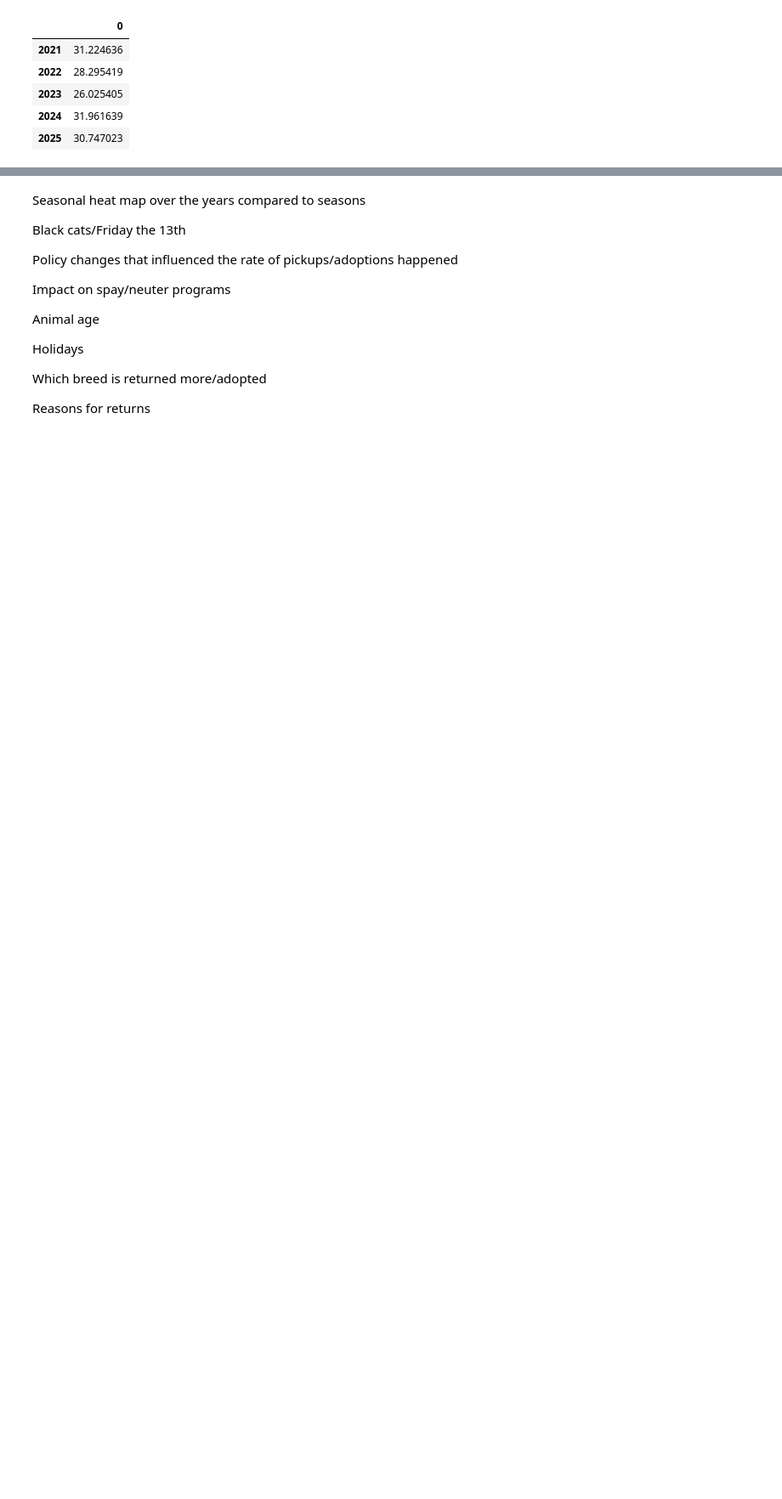
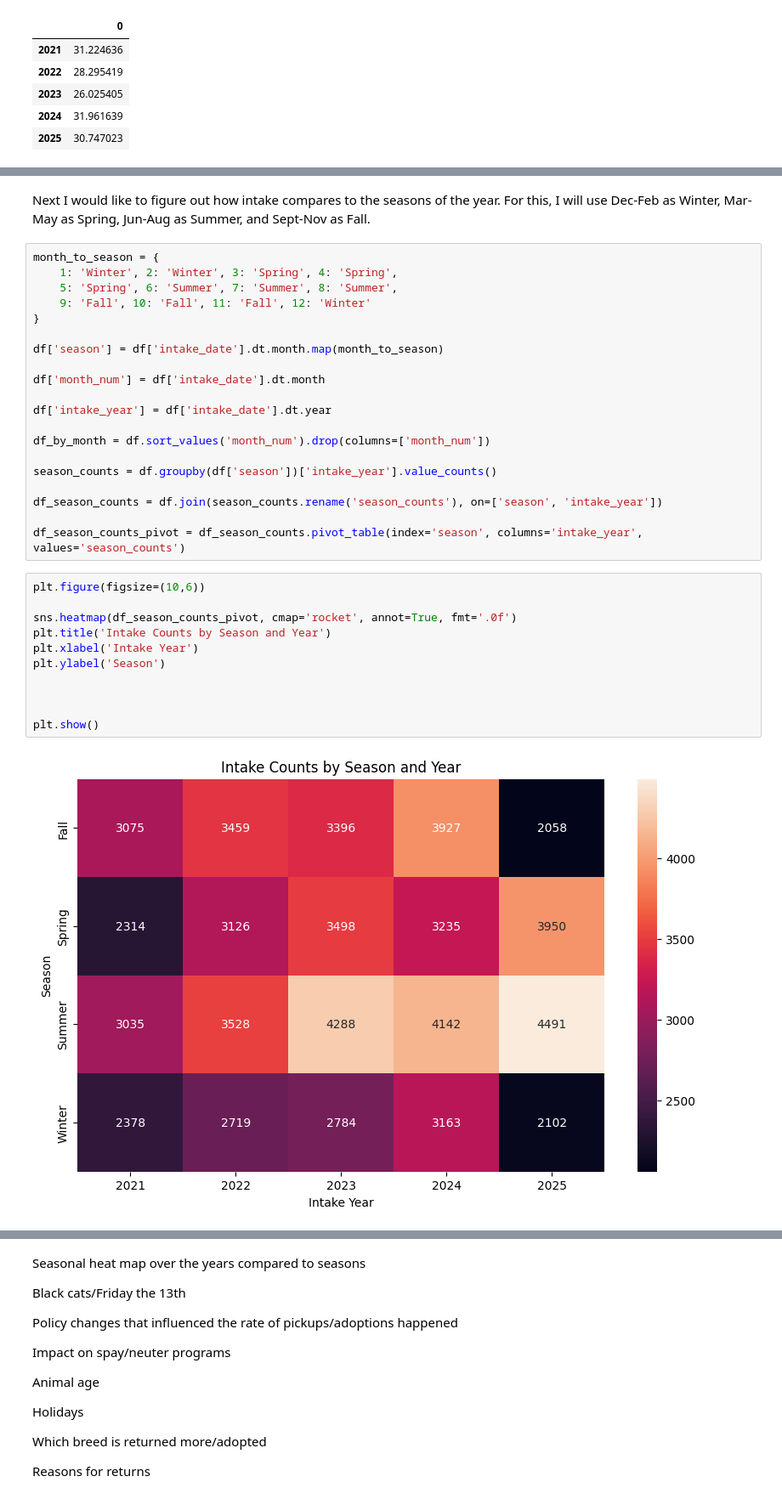
Before and after one commit to CosmicIdes/LMAS_intake_analysis, a Jupyter notebook: main.ipynb, the cells around one changed output, grey strips where cells are left out. Shown at 85% size. Saved outputs shown, nothing was run; the diff lists cells and outputs as text; blank space fills up the shorter version.

```diff
--- a/main.ipynb
+++ b/main.ipynb
@@ -784,0 +795,35 @@ plt.show()
+# %% [markdown]
+Next I would like to figure out how intake compares to the seasons of the year. For this, I will use Dec-Feb as Winter, Mar-May as Spring, Jun-Aug as Summer, and Sept-Nov as Fall.
+# %%
+month_to_season = {
+    1: 'Winter', 2: 'Winter', 3: 'Spring', 4: 'Spring',
+    5: 'Spring', 6: 'Summer', 7: 'Summer', 8: 'Summer',
+    9: 'Fall', 10: 'Fall', 11: 'Fall', 12: 'Winter'
+}
+
+df['season'] = df['intake_date'].dt.month.map(month_to_season)
+
+df['month_num'] = df['intake_date'].dt.month
+
+df['intake_year'] = df['intake_date'].dt.year
+
+df_by_month = df.sort_values('month_num').drop(columns=['month_num'])
+
+season_counts = df.groupby(df['season'])['intake_year'].value_counts()
+
+df_season_counts = df.join(season_counts.rename('season_counts'), on=['season', 'intake_year'])
+
+df_season_counts_pivot = df_season_counts.pivot_table(index='season', columns='intake_year', values='season_counts')
+# %%
+plt.figure(figsize=(10,6))
+
+sns.heatmap(df_season_counts_pivot, cmap='rocket', annot=True, fmt='.0f')
+plt.title('Intake Counts by Season and Year')
+plt.xlabel('Intake Year')
+plt.ylabel('Season')
+
+
+
+plt.show()
+# %% [output]
+[figure, added]
```
Also changed, not shown: parts of 16 cells of this notebook.
